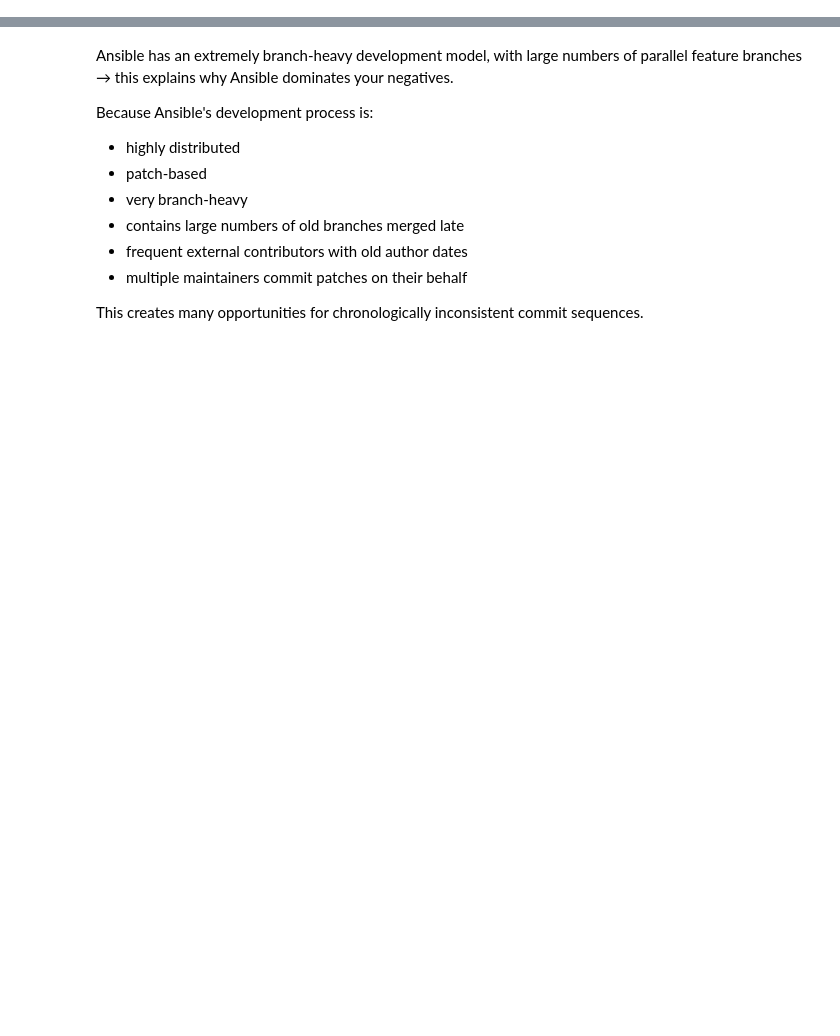
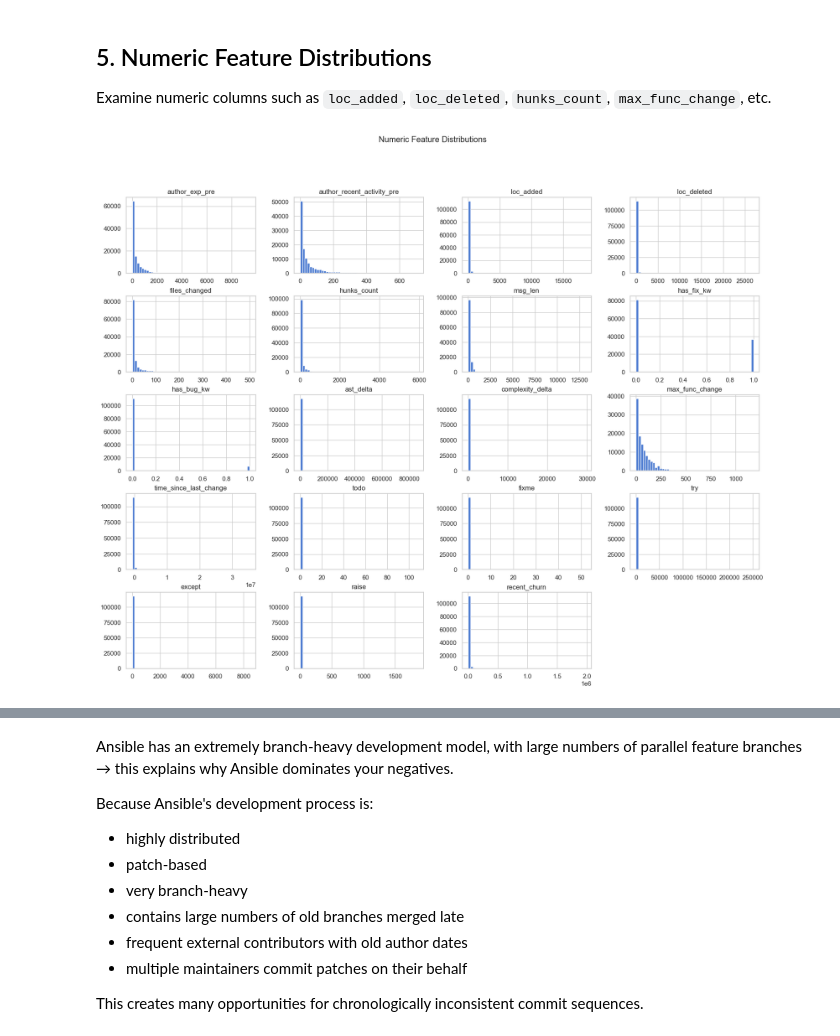
Before and after one commit to FilipMojto/DP_Thesis, a Jupyter notebook: notebooks/04_EDA.ipynb, the cells around one changed output, grey strips where cells are left out. Cells and saved outputs as stored; diff of their text form; code cells hidden in the pictures; blank space fills up the shorter version.

```diff
--- a/notebooks/04_EDA.ipynb
+++ b/notebooks/04_EDA.ipynb
@@ -48,0 +175,31 @@ df[df['time_since_last_change'] < 0]['repo'].value_counts()
+# %% [markdown]
+## 5. Numeric Feature Distributions
+
+Examine numeric columns such as `loc_added`, `loc_deleted`, `hunks_count`, `max_func_change`, etc.
+# %%
+# %%
+import scipy.stats as stats
+
+log_check("Checking Numeric Feature Distribution Shape (NAME, SKEW, KURT, MEAN, STD)...")
+num_cols = df.select_dtypes(include=[np.number]).columns.tolist()
+num_cols.remove('label')  # exclude target
+
+summary = []
+
+for col in num_cols:
+    skew = round(stats.skew(df[col].dropna()), 3)
+    kurt = round(stats.kurtosis(df[col].dropna()), 3)
+    mean = round(df[col].mean(), 3)
+    std = round(df[col].std(), 3)
+
+    summary.append((col, skew, kurt, mean, std))
+
+# Log as single line
+log_result(f"Numeric distributions summary: {summary}")
+
+# Optional: still show hist plots for visual inspection
+df[num_cols].hist(bins=50, figsize=(20, 15))
+plt.suptitle("Numeric Feature Distributions")
+plt.show()
+# %% [output]
+[figure, added]
```
Also changed, not shown: parts of 54 cells of this notebook, 8 other files.
